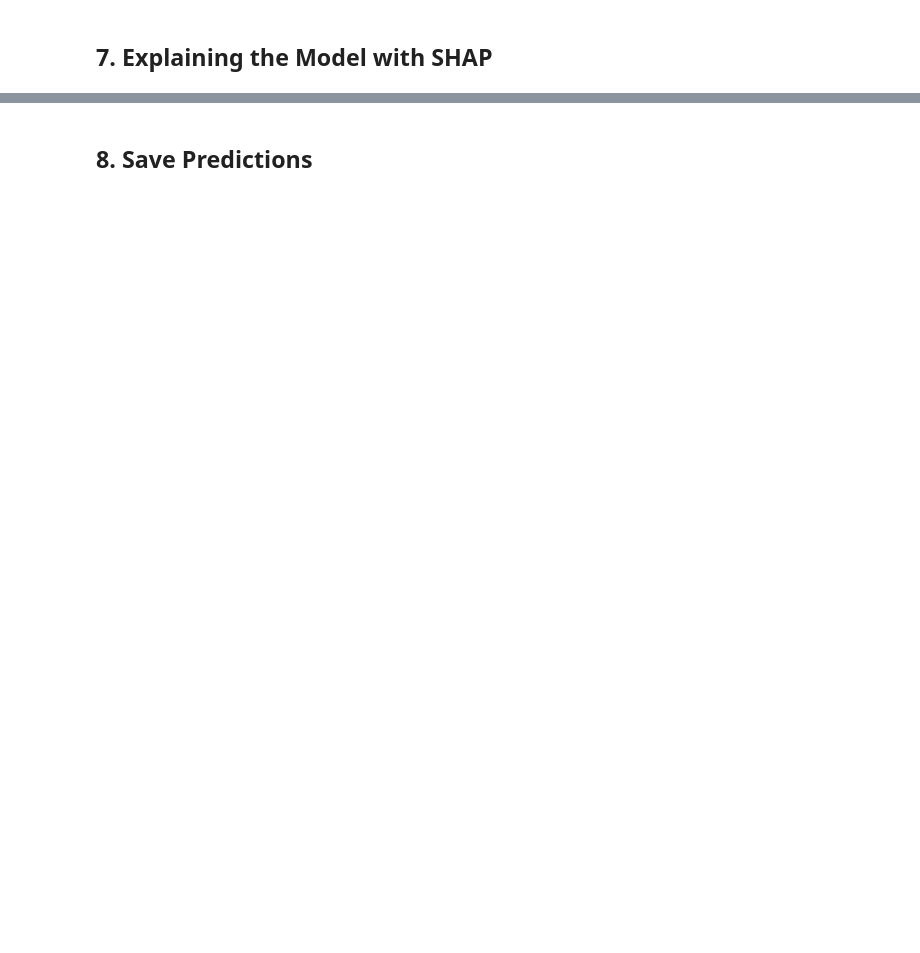
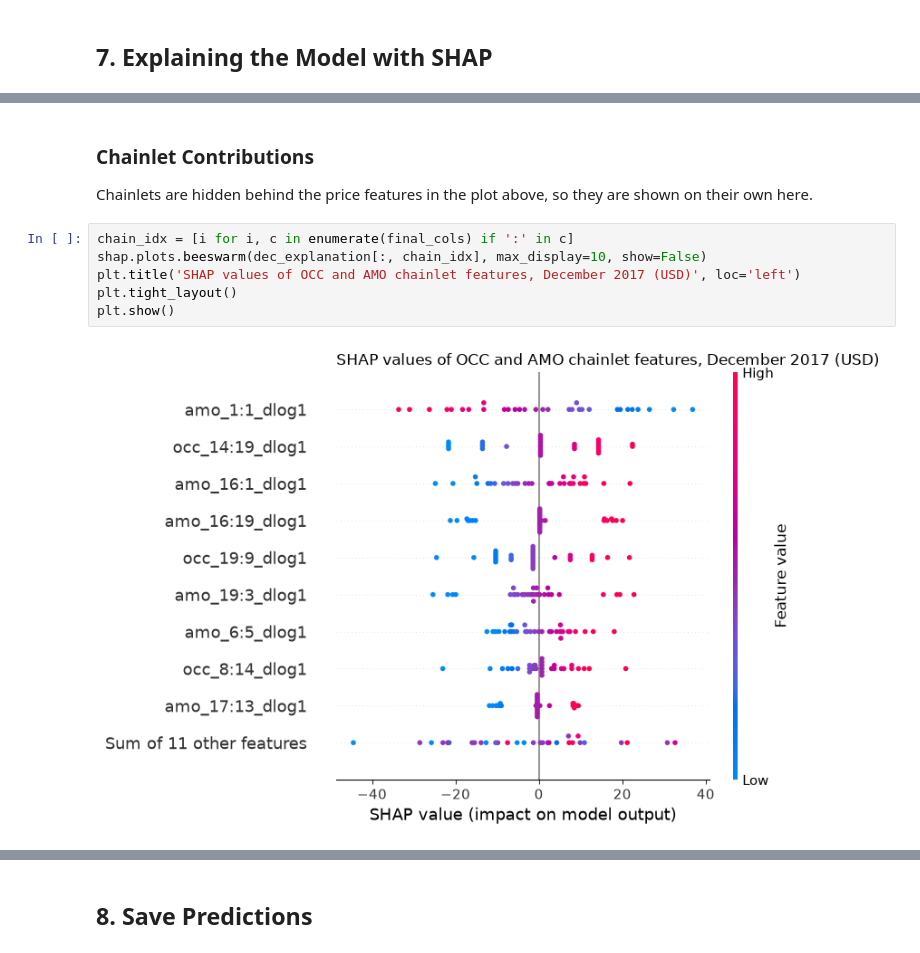
Before and after one commit to hubertantoniewicz/Bitcoin_Price_Prediction_xAI, a Jupyter notebook: BTC_Prediction_xAI_hu827797.ipynb, the cells around one changed output, grey strips where cells are left out. Cells and saved outputs as stored; diff of their text form; blank space fills up the shorter version.

```diff
--- a/BTC_Prediction_xAI_hu827797.ipynb
+++ b/BTC_Prediction_xAI_hu827797.ipynb
@@ -561,0 +618,12 @@ errors.reindex(errors['error'].abs().sort_values(ascending=False).index).head(5)
+# %% [markdown]
+### Chainlet Contributions
+
+Chainlets are hidden behind the price features in the plot above, so they are shown on their own here.
+# %%
+chain_idx = [i for i, c in enumerate(final_cols) if ':' in c]
+shap.plots.beeswarm(dec_explanation[:, chain_idx], max_display=10, show=False)
+plt.title('SHAP values of OCC and AMO chainlet features, December 2017 (USD)', loc='left')
+plt.tight_layout()
+plt.show()
+# %% [output]
+[figure, added]
```
Also changed, not shown: parts of 15 cells of this notebook.
